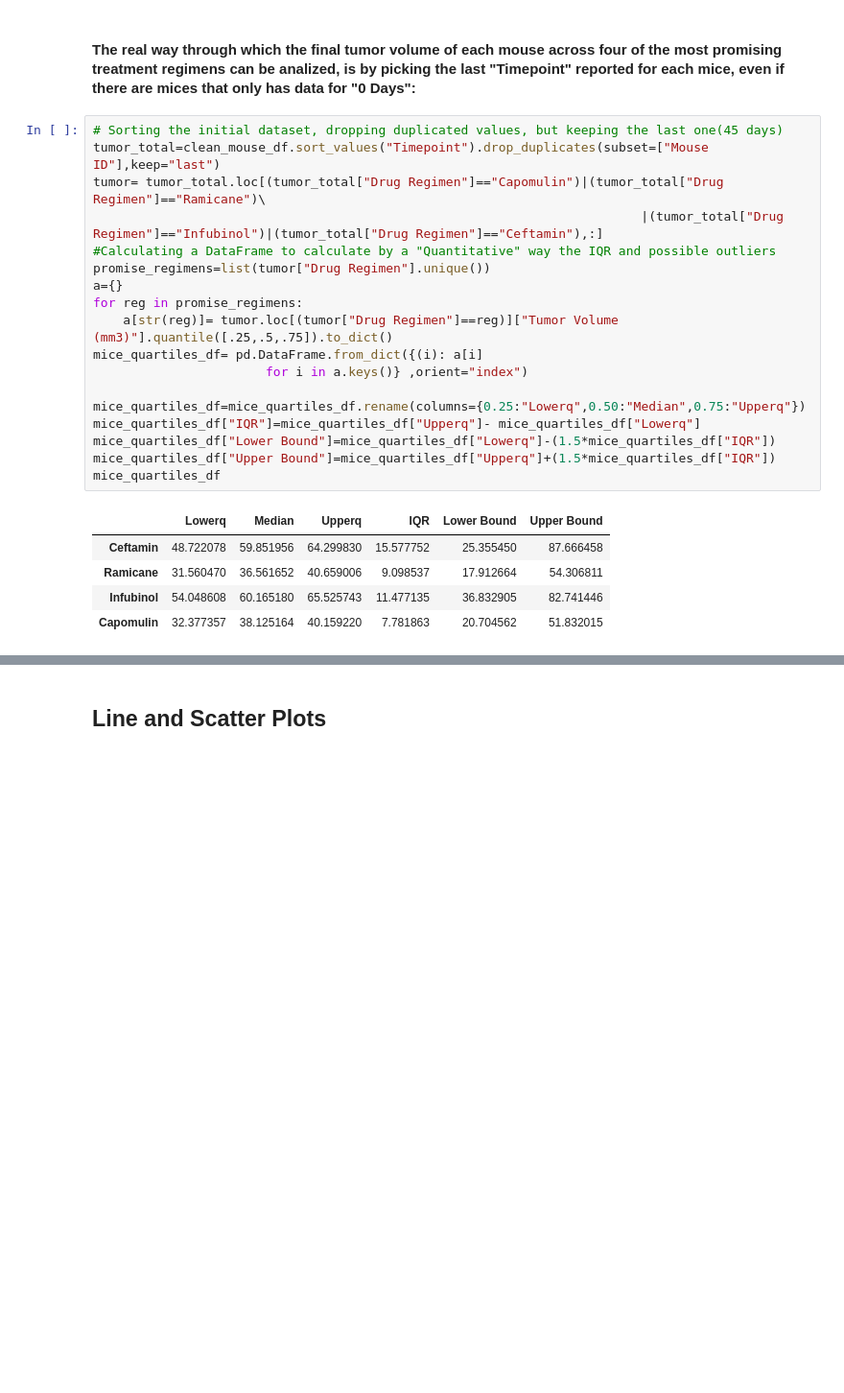
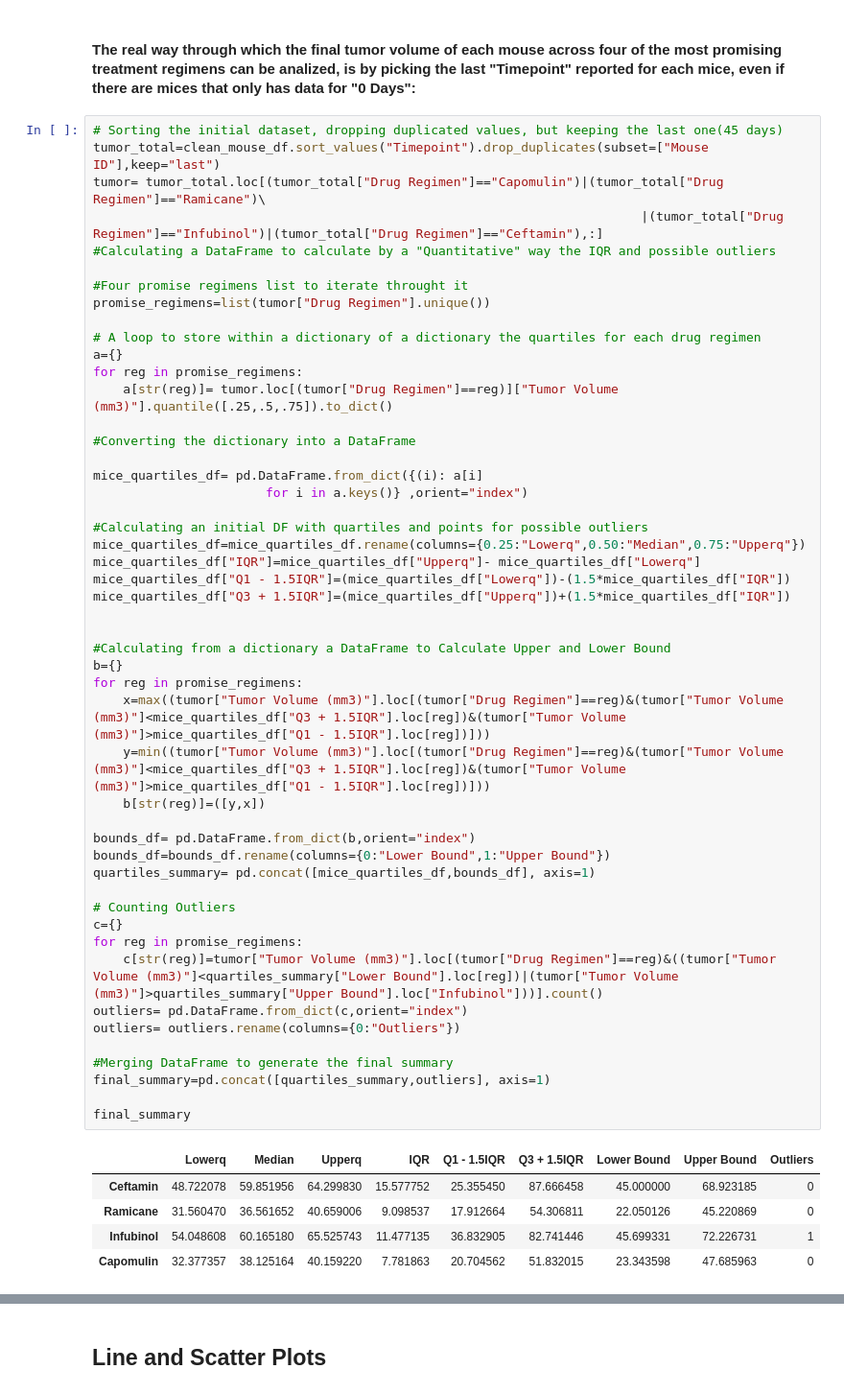
Before and after one commit to Mlara73/Pymaceuticals-Visualization, a Jupyter notebook: Pymaceuticals/pymaceuticals_starter.ipynb, the cells around one changed output, grey strips where cells are left out. Shown at 96% size. Cells and saved outputs as stored; diff of their text form; blank space fills up the shorter version.

```diff
--- a/Pymaceuticals/pymaceuticals_starter.ipynb
+++ b/Pymaceuticals/pymaceuticals_starter.ipynb
@@ -279,24 +279,55 @@ plt.show()
 # %%
 # Sorting the initial dataset, dropping duplicated values, but keeping the last one(45 days)
 tumor_total=clean_mouse_df.sort_values("Timepoint").drop_duplicates(subset=["Mouse ID"],keep="last")
 tumor= tumor_total.loc[(tumor_total["Drug Regimen"]=="Capomulin")|(tumor_total["Drug Regimen"]=="Ramicane")\
                                                                          |(tumor_total["Drug Regimen"]=="Infubinol")|(tumor_total["Drug Regimen"]=="Ceftamin"),:]
 #Calculating a DataFrame to calculate by a "Quantitative" way the IQR and possible outliers
+
+#Four promise regimens list to iterate throught it
 promise_regimens=list(tumor["Drug Regimen"].unique())
+
+# A loop to store within a dictionary of a dictionary the quartiles for each drug regimen
 a={}
 for reg in promise_regimens:
     a[str(reg)]= tumor.loc[(tumor["Drug Regimen"]==reg)]["Tumor Volume (mm3)"].quantile([.25,.5,.75]).to_dict()
+
+#Converting the dictionary into a DataFrame
+
 mice_quartiles_df= pd.DataFrame.from_dict({(i): a[i]
                        for i in a.keys()} ,orient="index")
 
+#Calculating an initial DF with quartiles and points for possible outliers
 mice_quartiles_df=mice_quartiles_df.rename(columns={0.25:"Lowerq",0.50:"Median",0.75:"Upperq"})
 mice_quartiles_df["IQR"]=mice_quartiles_df["Upperq"]- mice_quartiles_df["Lowerq"]
-mice_quartiles_df["Lower Bound"]=mice_quartiles_df["Lowerq"]-(1.5*mice_quartiles_df["IQR"])
-mice_quartiles_df["Upper Bound"]=mice_quartiles_df["Upperq"]+(1.5*mice_quartiles_df["IQR"])
-mice_quartiles_df
+mice_quartiles_df["Q1 - 1.5IQR"]=(mice_quartiles_df["Lowerq"])-(1.5*mice_quartiles_df["IQR"])
+mice_quartiles_df["Q3 + 1.5IQR"]=(mice_quartiles_df["Upperq"])+(1.5*mice_quartiles_df["IQR"])
+
+
+#Calculating from a dictionary a DataFrame to Calculate Upper and Lower Bound
+b={}
+for reg in promise_regimens:
+    x=max((tumor["Tumor Volume (mm3)"].loc[(tumor["Drug Regimen"]==reg)&(tumor["Tumor Volume (mm3)"]<mice_quartiles_df["Q3 + 1.5IQR"].loc[reg])&(tumor["Tumor Volume (mm3)"]>mice_quartiles_df["Q1 - 1.5IQR"].loc[reg])]))
+    y=min((tumor["Tumor Volume (mm3)"].loc[(tumor["Drug Regimen"]==reg)&(tumor["Tumor Volume (mm3)"]<mice_quartiles_df["Q3 + 1.5IQR"].loc[reg])&(tumor["Tumor Volume (mm3)"]>mice_quartiles_df["Q1 - 1.5IQR"].loc[reg])]))
+    b[str(reg)]=([y,x])
+
+bounds_df= pd.DataFrame.from_dict(b,orient="index")
+bounds_df=bounds_df.rename(columns={0:"Lower Bound",1:"Upper Bound"})
+quartiles_summary= pd.concat([mice_quartiles_df,bounds_df], axis=1)
+
+# Counting Outliers
+c={}
+for reg in promise_regimens:
+    c[str(reg)]=tumor["Tumor Volume (mm3)"].loc[(tumor["Drug Regimen"]==reg)&((tumor["Tumor Volume (mm3)"]<quartiles_summary["Lower Bound"].loc[reg])|(tumor["Tumor Volume (mm3)"]>quartiles_summary["Upper Bound"].loc["Infubinol"]))].count()
+outliers= pd.DataFrame.from_dict(c,orient="index")
+outliers= outliers.rename(columns={0:"Outliers"})
+
+#Merging DataFrame to generate the final summary
+final_summary=pd.concat([quartiles_summary,outliers], axis=1)
+
+final_summary
 # %% [output]
-|  | Lowerq | Median | Upperq | IQR | Lower Bound | Upper Bound |
-| Ceftamin | 48.722078 | 59.851956 | 64.299830 | 15.577752 | 25.355450 | 87.666458 |
-| Ramicane | 31.560470 | 36.561652 | 40.659006 | 9.098537 | 17.912664 | 54.306811 |
-| Infubinol | 54.048608 | 60.165180 | 65.525743 | 11.477135 | 36.832905 | 82.741446 |
-| Capomulin | 32.377357 | 38.125164 | 40.159220 | 7.781863 | 20.704562 | 51.832015 |
+|  | Lowerq | Median | Upperq | IQR | Q1 - 1.5IQR | Q3 + 1.5IQR | Lower Bound | Upper Bound | Outliers |
+| Ceftamin | 48.722078 | 59.851956 | 64.299830 | 15.577752 | 25.355450 | 87.666458 | 45.000000 | 68.923185 | 0 |
+| Ramicane | 31.560470 | 36.561652 | 40.659006 | 9.098537 | 17.912664 | 54.306811 | 22.050126 | 45.220869 | 0 |
+| Infubinol | 54.048608 | 60.165180 | 65.525743 | 11.477135 | 36.832905 | 82.741446 | 45.699331 | 72.226731 | 1 |
+| Capomulin | 32.377357 | 38.125164 | 40.159220 | 7.781863 | 20.704562 | 51.832015 | 23.343598 | 47.685963 | 0 |
```
Also changed, not shown: parts of 5 cells of this notebook.
